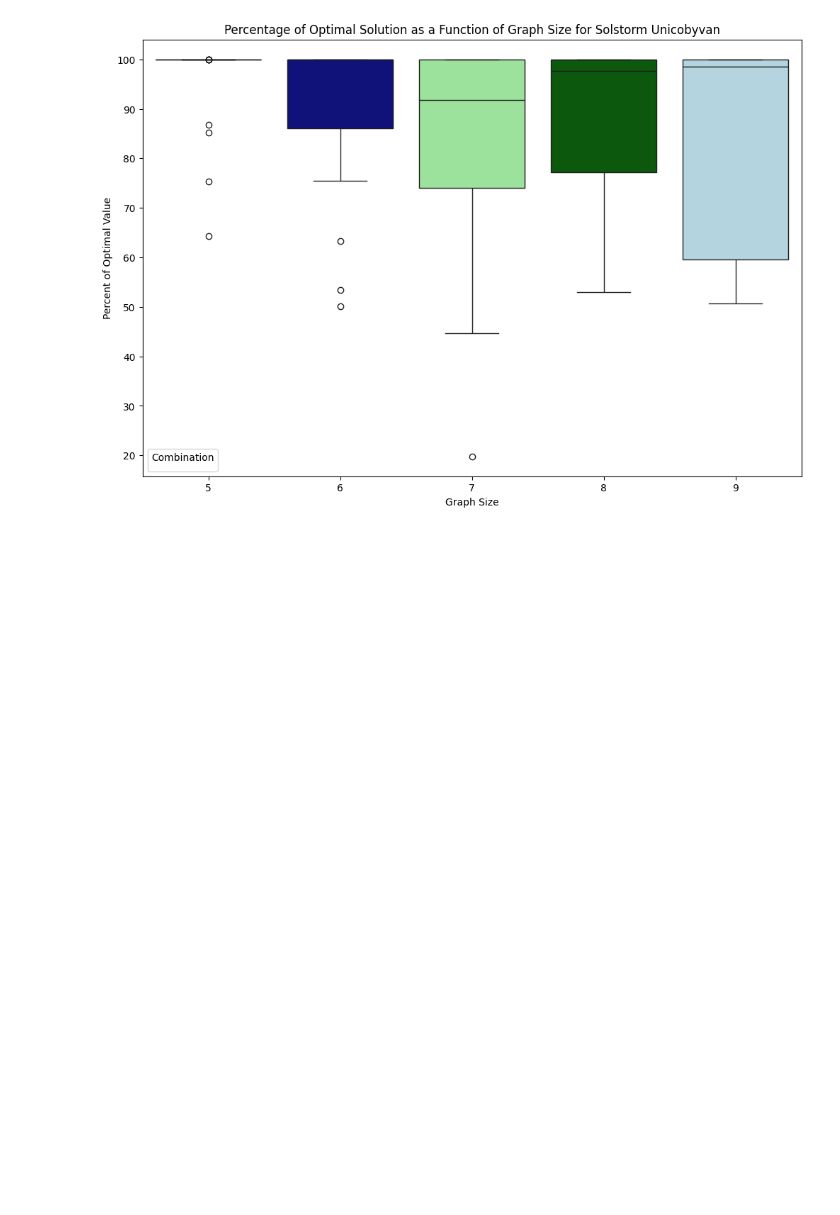
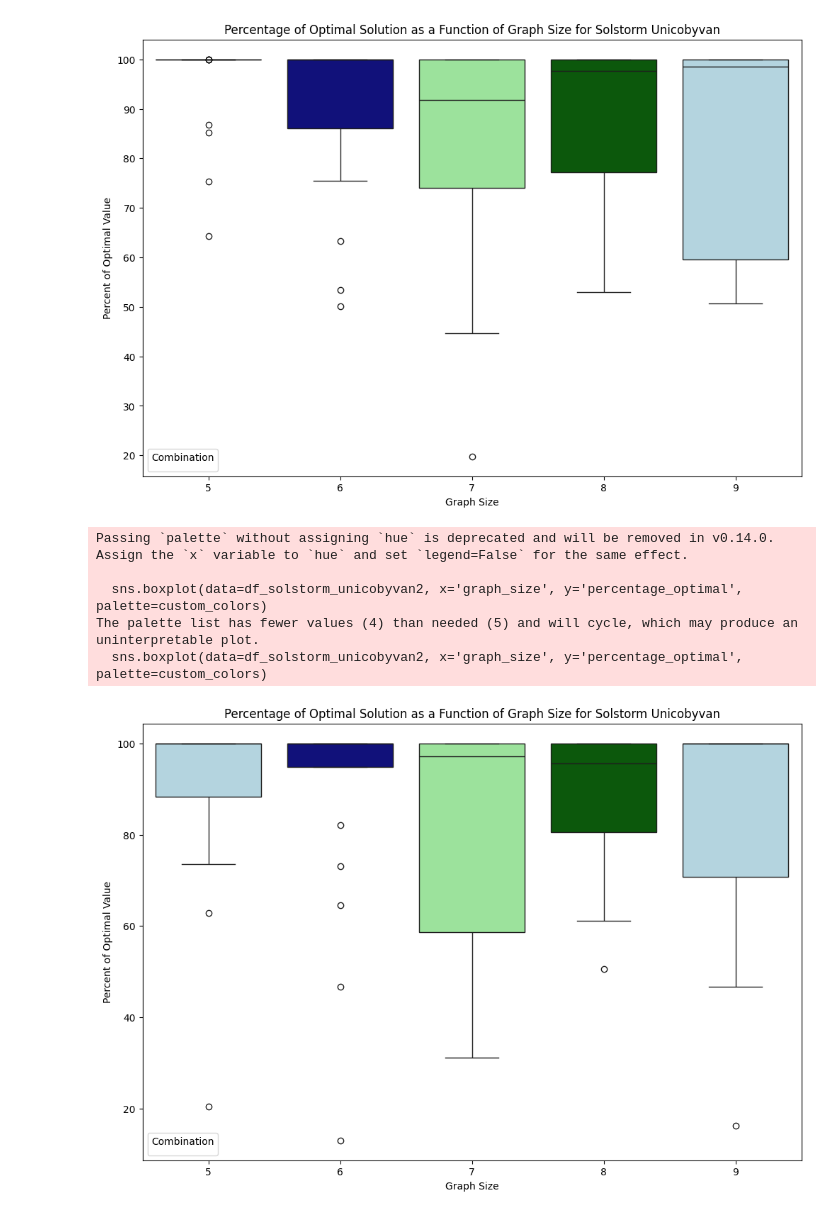
Before and after one commit to Smeidir/QAOA, a Jupyter notebook: visualizer recursive.ipynb, the cells around one changed output. Cells and saved outputs as stored; diff of their text form; code cells hidden in the pictures; blank space fills up the shorter version.

```diff
--- a/visualizer recursive.ipynb
+++ b/visualizer recursive.ipynb
@@ -205,3 +223,23 @@ Passing `palette` without assigning `hue` is deprecated and will be removed in v
 The palette list has fewer values (4) than needed (5) and will cycle, which may produce an uninterpretable plot.
   sns.boxplot(data=df_solstorm_unicobyvan, x='graph_size', y='percentage_optimal', palette=custom_colors)
 [figure]
+# %%
+
+# Calculate percentage of optimal solution
+df_solstorm_unicobyvan2['percentage_optimal'] = 100 * (df_solstorm_unicobyvan2['quantum_obj_value'] / df_solstorm_unicobyvan2['classic_value'])
+
+# Plot percentage of optimal solution as a function of graph size
+plt.figure(figsize=(12, 8))
+sns.boxplot(data=df_solstorm_unicobyvan2, x='graph_size', y='percentage_optimal', palette=custom_colors)
+plt.xlabel('Graph Size')
+plt.ylabel('Percent of Optimal Value')
+plt.title('Percentage of Optimal Solution as a Function of Graph Size for Solstorm Unicobyvan')
+plt.legend(title='Combination')
+plt.show()
+# %% [output]
+Passing `palette` without assigning `hue` is deprecated and will be removed in v0.14.0. Assign the `x` variable to `hue` and set `legend=False` for the same effect.
+
+  sns.boxplot(data=df_solstorm_unicobyvan2, x='graph_size', y='percentage_optimal', palette=custom_colors)
+The palette list has fewer values (4) than needed (5) and will cycle, which may produce an uninterpretable plot.
+  sns.boxplot(data=df_solstorm_unicobyvan2, x='graph_size', y='percentage_optimal', palette=custom_colors)
+[figure, added]
```
Also changed, not shown: parts of 1 cell of this notebook, 5 other files.
